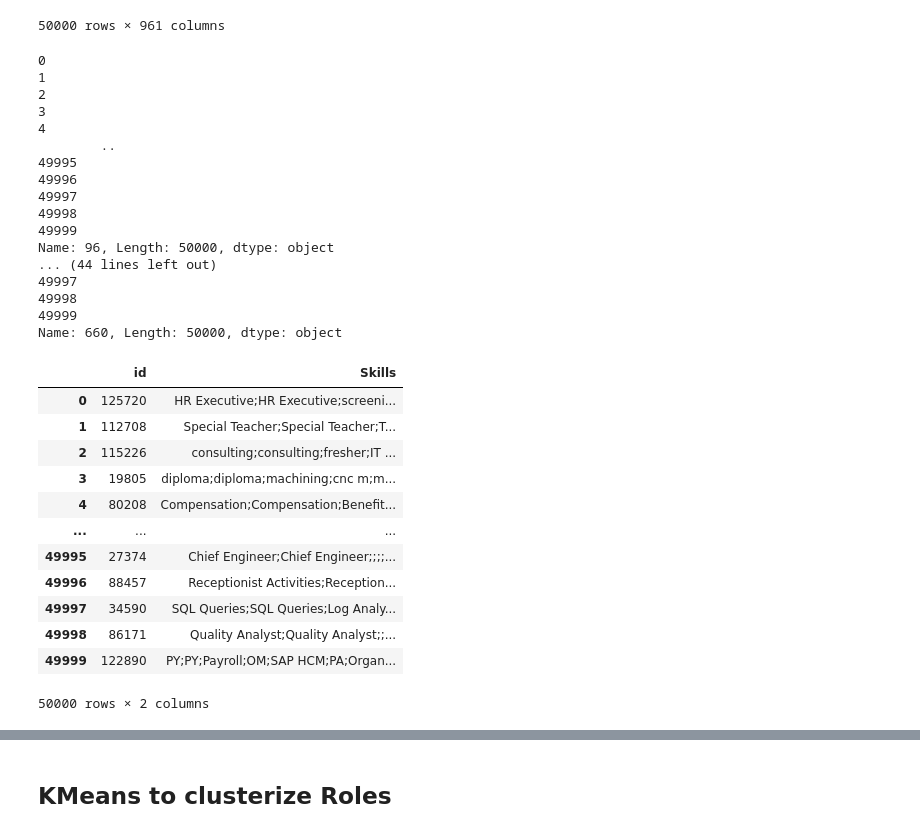
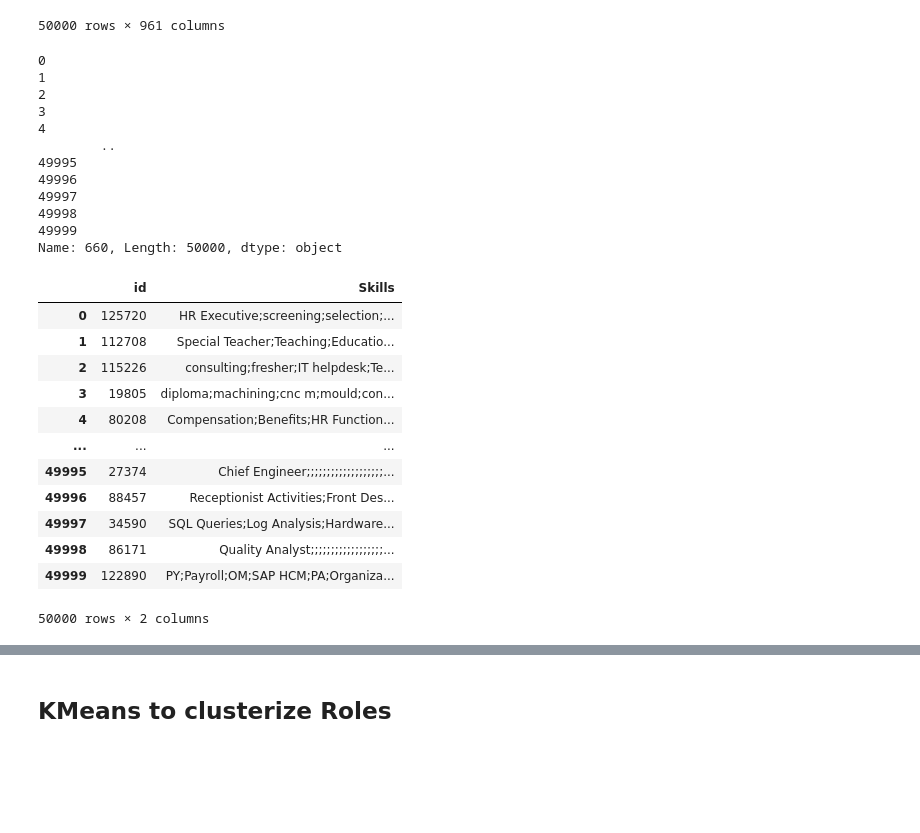
Before and after one commit to vcmueller/masterthesis, a Jupyter notebook: Model-Requirements.ipynb, the cells around one changed output, grey strips where cells are left out. Cells and saved outputs as stored; diff of their text form; code cells hidden in the pictures; blank space fills up the shorter version.

```diff
--- a/Model-Requirements.ipynb
+++ b/Model-Requirements.ipynb
@@ -47,49 +41,45 @@ df
 | 49999 | 122890 | PY | Payroll | OM | SAP HCM | PA | Organizational Management | Recruitment | Schema | Functional Consultancy | ... | ... |
 50000 rows × 961 columns
 # %%
-# Join all skills in a same column
 #df = df.sample(1000)
 
+# Join all skills in a same skill column
 df["Skills"] = df[1]
-for x in range(1,961):
+for x in range(2,961):
     try:
         df["Skills"] = df["Skills"] + ";" + df[x]
     except:
-        print(df[x])
+        errors = df[x]
+print(errors)
 
 df["id"] = df[0]
 df = df[["id", "Skills"]]
 df
 # %% [output]
 0
 1
 2
 3
 4
         ..
 49995
 49996
 49997
 49998
 49999
-Name: 96, Length: 50000, dtype: object
-... (44 lines left out)
-49997
-49998
-49999
 Name: 660, Length: 50000, dtype: object
 |  | id | Skills |
-| 0 | 125720 | HR Executive;HR Executive;screeni... |
-| 1 | 112708 | Special Teacher;Special Teacher;T... |
-| 2 | 115226 | consulting;consulting;fresher;IT ... |
-| 3 | 19805 | diploma;diploma;machining;cnc m;m... |
-| 4 | 80208 | Compensation;Compensation;Benefit... |
+| 0 | 125720 | HR Executive;screening;selection;... |
+| 1 | 112708 | Special Teacher;Teaching;Educatio... |
+| 2 | 115226 | consulting;fresher;IT helpdesk;Te... |
+| 3 | 19805 | diploma;machining;cnc m;mould;con... |
+| 4 | 80208 | Compensation;Benefits;HR Function... |
 | ... | ... | ... |
-| 49995 | 27374 | Chief Engineer;Chief Engineer;;;;... |
-| 49996 | 88457 | Receptionist Activities;Reception... |
-| 49997 | 34590 | SQL Queries;SQL Queries;Log Analy... |
-| 49998 | 86171 | Quality Analyst;Quality Analyst;;... |
-| 49999 | 122890 | PY;PY;Payroll;OM;SAP HCM;PA;Organ... |
+| 49995 | 27374 | Chief Engineer;;;;;;;;;;;;;;;;;;;... |
+| 49996 | 88457 | Receptionist Activities;Front Des... |
+| 49997 | 34590 | SQL Queries;Log Analysis;Hardware... |
+| 49998 | 86171 | Quality Analyst;;;;;;;;;;;;;;;;;;... |
+| 49999 | 122890 | PY;Payroll;OM;SAP HCM;PA;Organiza... |
 50000 rows × 2 columns
 # %%
 # Filter for only roles that mention any of the relevant skills
```
Also changed, not shown: parts of 15 cells of this notebook, 1 other file.
